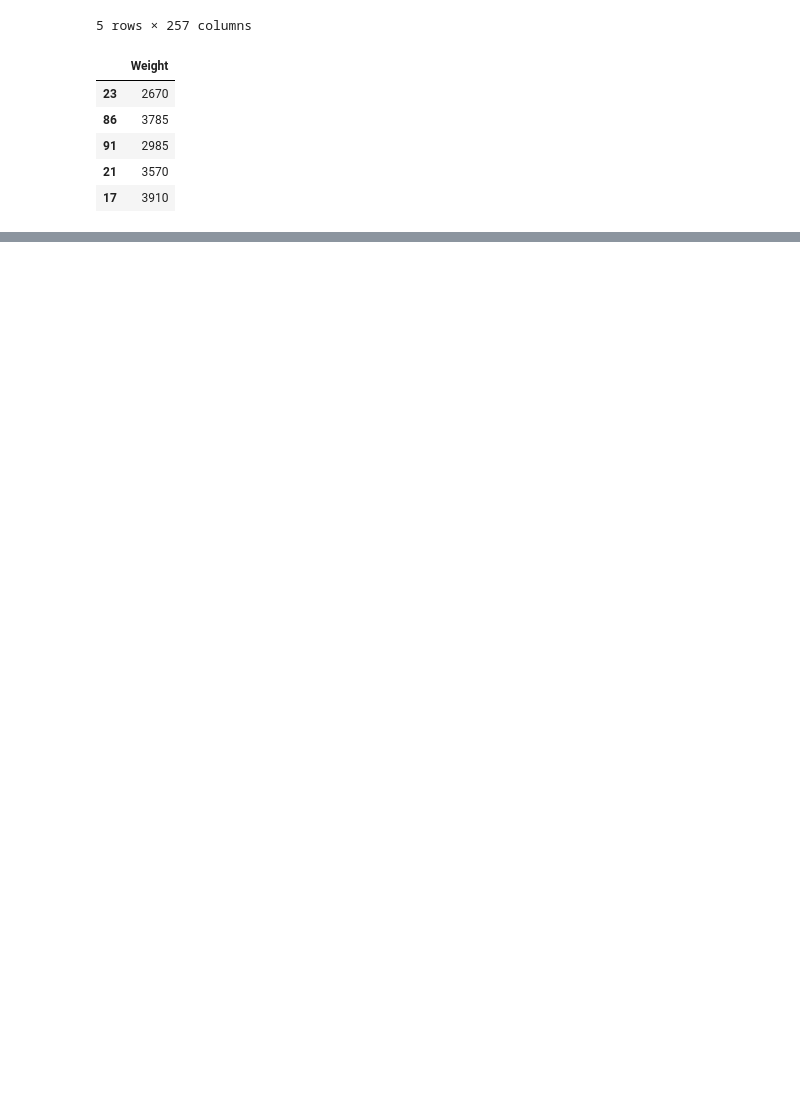
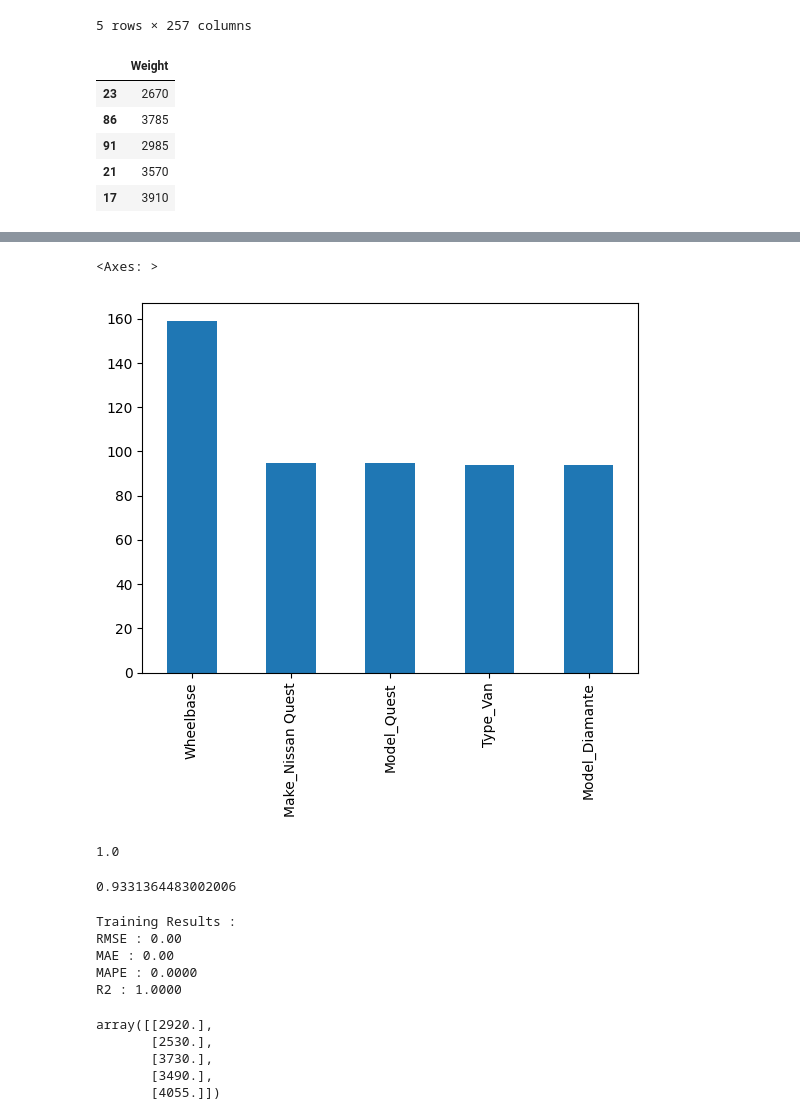
Before and after one commit to MaheshwarL/MLearning, a Jupyter notebook: 3 Manual Preprocesser/precesser.ipynb, the cells around one changed output, grey strips where cells are left out. Drawn from its saved outputs; the diff is of its cells as text; code cells hidden in the pictures; blank space fills up the shorter version.

```diff
--- a/3 Manual Preprocesser/precesser.ipynb
+++ b/3 Manual Preprocesser/precesser.ipynb
@@ -366,0 +371,4 @@ TypeError: 'DataFrame' object is not callable
+# %%
+from sklearn.linear_model import LinearRegression
+model = LinearRegression()
+model.fit(Xtrain, Ytrain)
@@ -366,0 +401,3 @@ TypeError: 'DataFrame' object is not callable
+# %%
+coef = pd.Series(model.coef_.flatten(), index=Xtrain.columns)
+coef
@@ -366,0 +432,13 @@ TypeError: 'DataFrame' object is not callable
+# %%
+coef.sort_values(ascending=False).head(5).plot(kind="bar")
+# %% [output]
+<Axes: >
+[figure, added]
+# %%
+model.score(Xtrain, Ytrain)
+# %% [output]
+1.0
+# %%
+model.score(Xtest,Ytest)
+# %% [output]
+0.9331364483002006
@@ -366,0 +466,18 @@ TypeError: 'DataFrame' object is not callable
+# %%
+print("Training Results :")
+evaluate_model(model, Xtrain , Ytrain)
+# %% [output]
+Training Results :
+RMSE : 0.00
+MAE : 0.00
+MAPE : 0.0000
+R2 : 1.0000
+# %%
+ypred_train = model.predict(Xtrain)
+ypred_train[0:5]
+# %% [output]
+array([[2920.],
+       [2530.],
+       [3730.],
+       [3490.],
+       [4055.]])
```
Also changed, not shown: parts of 29 cells of this notebook.
